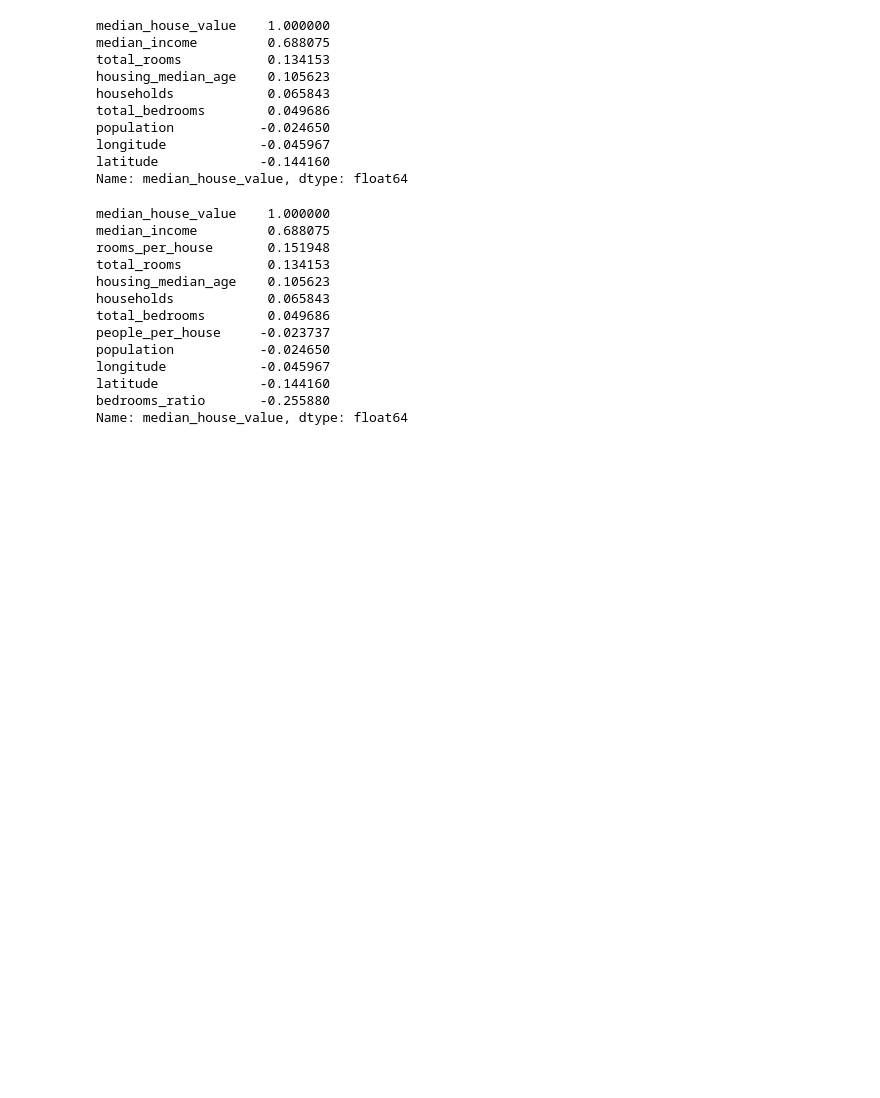
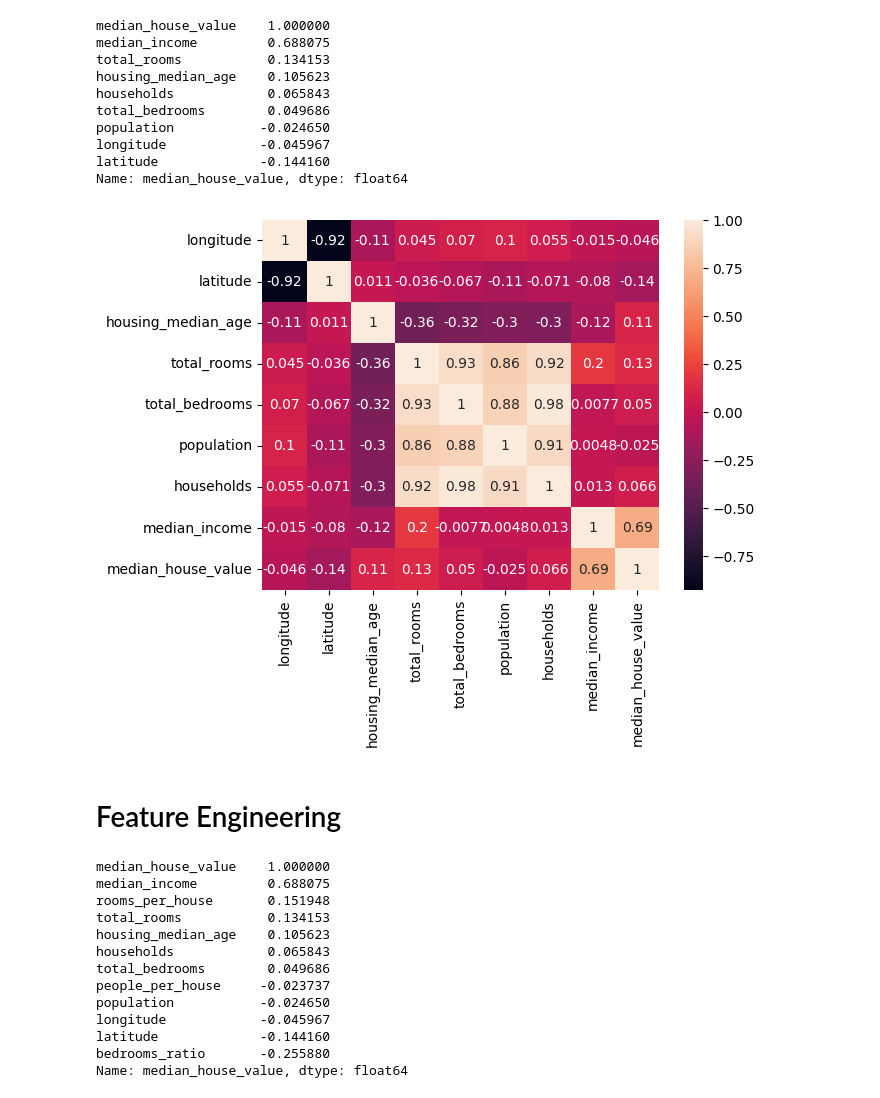
Before and after one commit to maxxfuu/California-Housing-Price-Prediction-, a Jupyter notebook: Regression.ipynb, the cells around one changed output. Saved outputs shown, nothing was run; the diff lists cells and outputs as text; code cells hidden in the pictures; blank space fills up the shorter version.

```diff
--- a/Regression.ipynb
+++ b/Regression.ipynb
@@ -111,6 +125,12 @@ population           -0.024650
 longitude            -0.045967
 latitude             -0.144160
 Name: median_house_value, dtype: float64
+# %%
+glue = sns.heatmap(corr_matrix, annot=True)
+# %% [output]
+[figure, added]
+# %% [markdown]
+# Feature Engineering
 # %%
 housing["rooms_per_house"] = housing["total_rooms"] / housing["households"]
 housing["bedrooms_ratio"] = housing["total_bedrooms"] / housing["total_rooms"]
```
Also changed, not shown: parts of 17 cells of this notebook.
